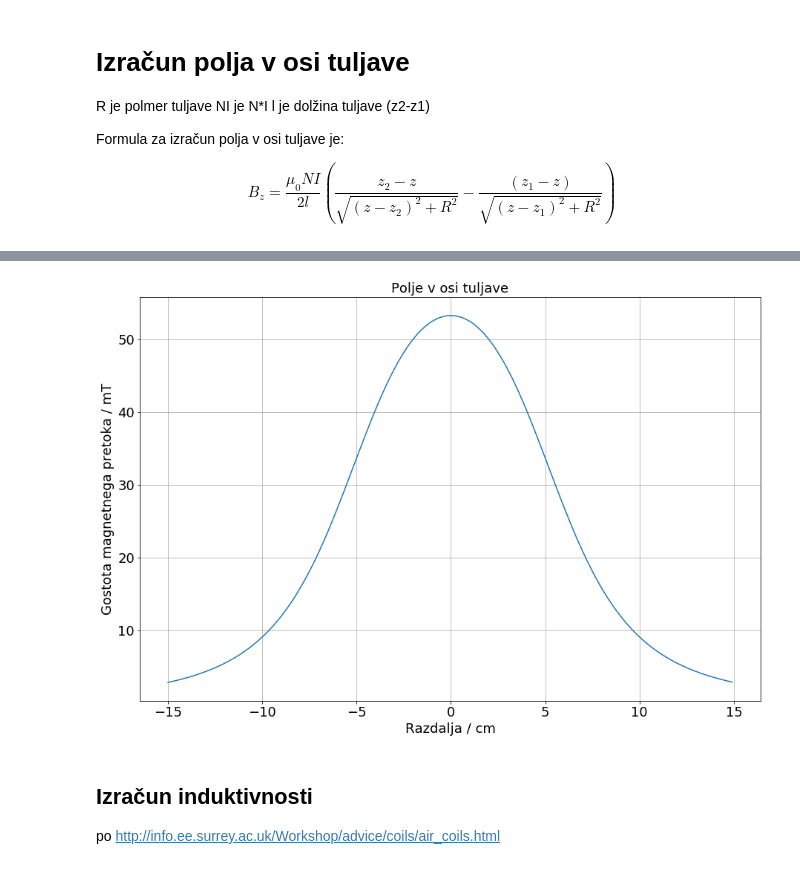
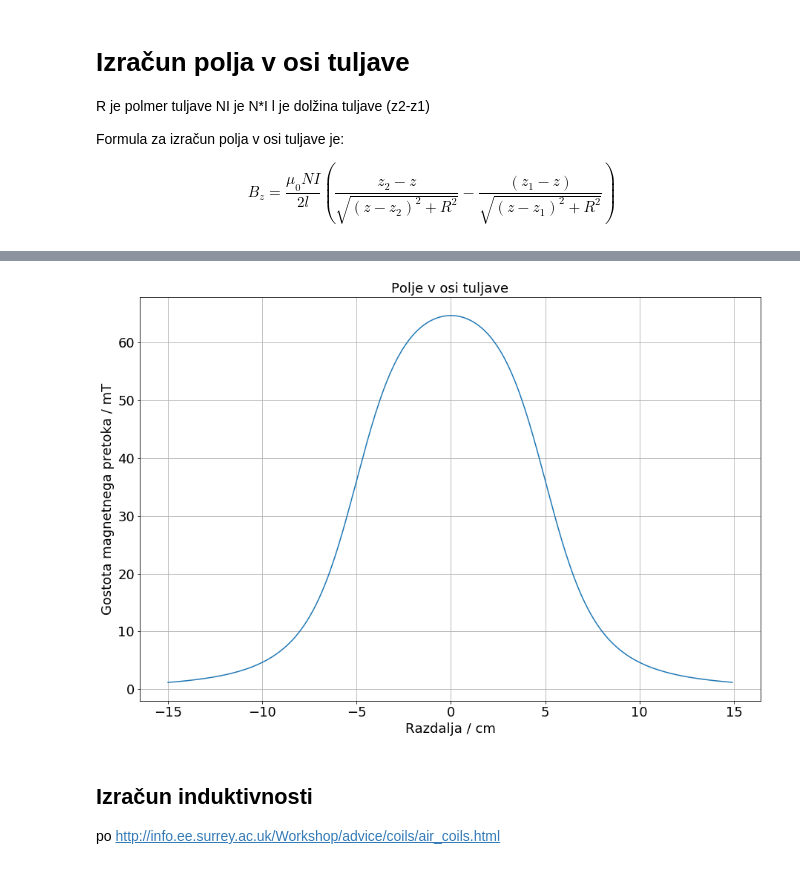
Before and after one commit to osnove/Dodatno, a Jupyter notebook: Magnetno_polje_v_osi_tuljave_induktivnost.ipynb, the cells around one changed output, grey strips where cells are left out. Drawn from its saved outputs; the diff is of its cells as text; code cells hidden in the pictures.

```diff
--- a/Magnetno_polje_v_osi_tuljave_induktivnost.ipynb
+++ b/Magnetno_polje_v_osi_tuljave_induktivnost.ipynb
@@ -20,29 +20,30 @@ Image(url= "https://raw.githubusercontent.com/osnove/Slike/master/oe2_solenoid.p
 # %%
 import numpy as np
 import math
 import matplotlib.pyplot as plt
+import matplotlib
 
 NI=6000   # tok
-R=5e-2     # polmer
+R=3e-2     # polmer
 mi0=4*np.pi*1e-7  # permeabilnost
 z1=-5e-2
 z2=5e-2
 l=z2-z1    # dolžina
 
 z=np.arange(-15,15,0.11)*1e-2
 
 B=mi0*NI/(2*l)*((z2-z)/np.sqrt((z-z2)**2+R**2)-(z1-z)/np.sqrt((z-z1)**2+R**2))
 plt.figure(figsize=(15,10))
 plt.title('Polje v osi tuljave',fontsize=18)
 plt.xlabel('Razdalja / cm',fontsize=18)
 plt.ylabel('Gostota magnetnega pretoka / mT',fontsize=18)
 plt.tick_params(labelsize=18)
 
 plt.plot(z*1e2,B*1e3)
 plt.grid()
 plt.show()
 # %% [output]
-[figure, old version]
+[figure, new version]
 # %% [markdown]
 ## Izračun induktivnosti
 po http://info.ee.surrey.ac.uk/Workshop/advice/coils/air_coils.html
```
Also changed, not shown: parts of 6 cells of this notebook.
